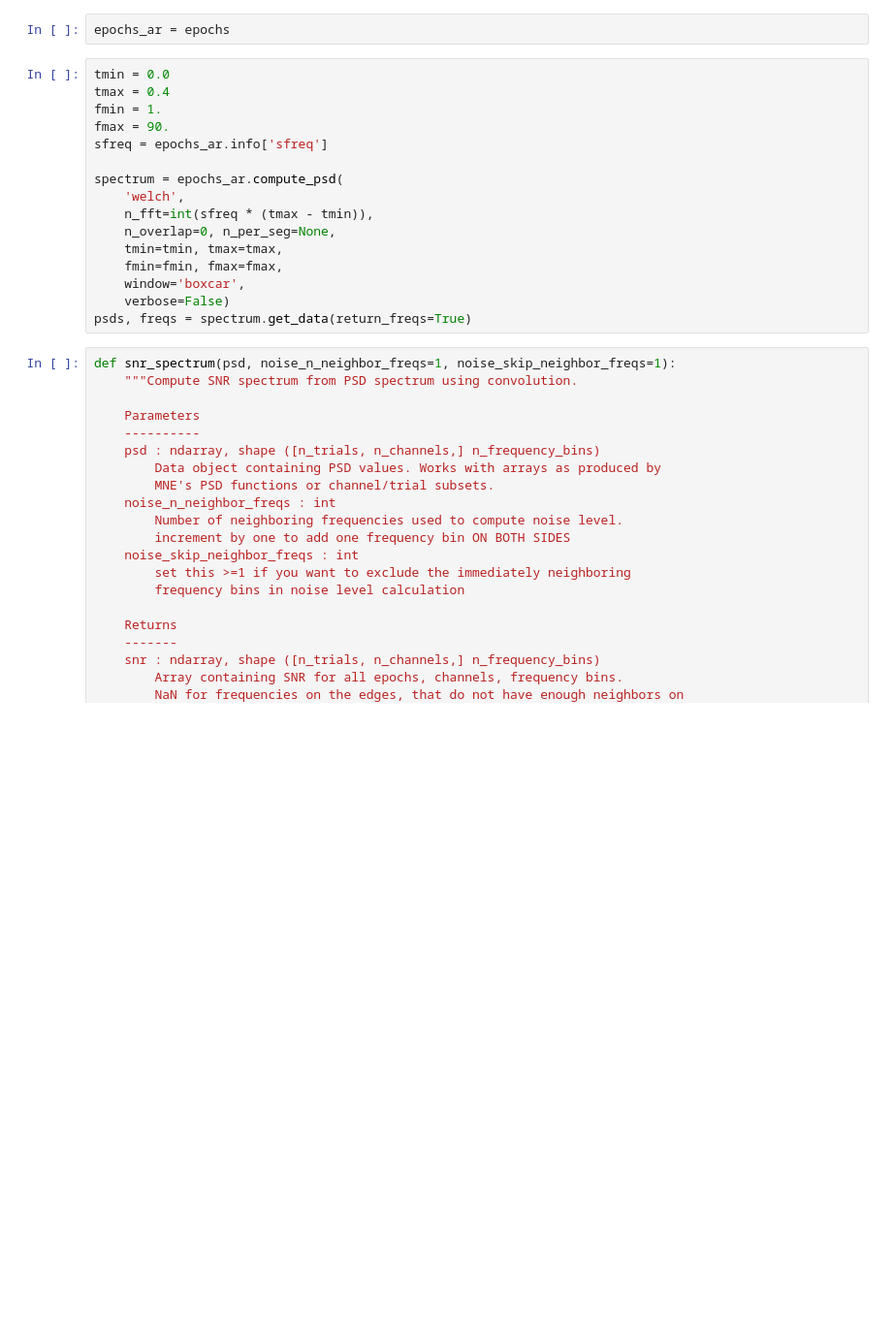
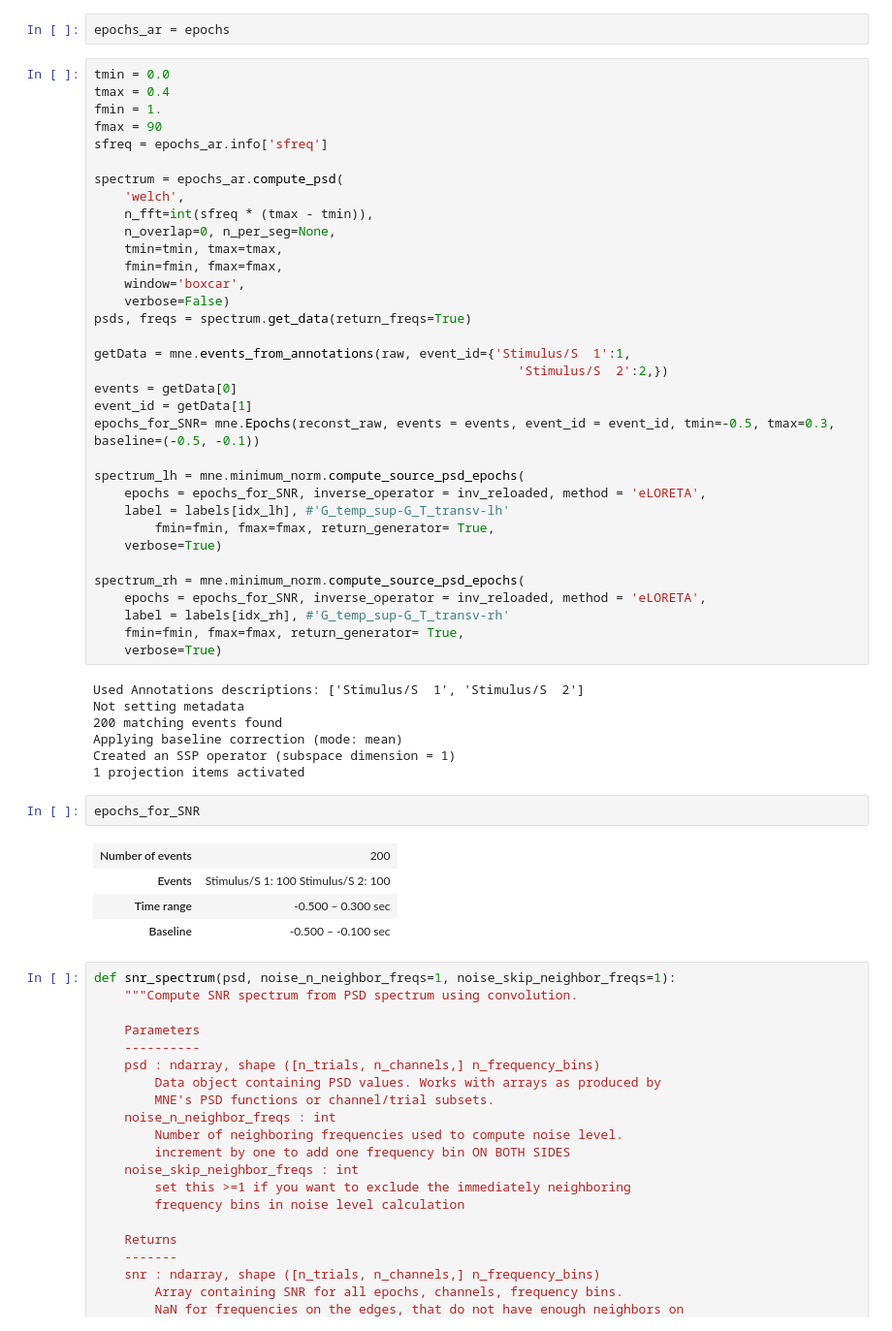
Before and after one commit to coganlab/Two_Beep_EEG_SourceLocalization, a Jupyter notebook: pipeline_2.ipynb, the cells around one changed output. Shown at 97% size. Drawn from its saved outputs; the diff is of its cells as text; blank space fills up the shorter version.

```diff
--- a/pipeline_2.ipynb
+++ b/pipeline_2.ipynb
@@ -1680,7 +2171,7 @@ epochs_ar = epochs
 tmin = 0.0
 tmax = 0.4
 fmin = 1.
-fmax = 90.
+fmax = 90
 sfreq = epochs_ar.info['sfreq']
 
 spectrum = epochs_ar.compute_psd(
@@ -1692,6 +2183,38 @@ spectrum = epochs_ar.compute_psd(
     window='boxcar',
     verbose=False)
 psds, freqs = spectrum.get_data(return_freqs=True)
+
+getData = mne.events_from_annotations(raw, event_id={'Stimulus/S  1':1,
+                                                        'Stimulus/S  2':2,})
+events = getData[0]
+event_id = getData[1]
+epochs_for_SNR= mne.Epochs(reconst_raw, events = events, event_id = event_id, tmin=-0.5, tmax=0.3, baseline=(-0.5, -0.1))
+
+spectrum_lh = mne.minimum_norm.compute_source_psd_epochs(
+    epochs = epochs_for_SNR, inverse_operator = inv_reloaded, method = 'eLORETA',
+    label = labels[idx_lh], #'G_temp_sup-G_T_transv-lh'
+        fmin=fmin, fmax=fmax, return_generator= True,
+    verbose=True)
+
+spectrum_rh = mne.minimum_norm.compute_source_psd_epochs(
+    epochs = epochs_for_SNR, inverse_operator = inv_reloaded, method = 'eLORETA',
+    label = labels[idx_rh], #'G_temp_sup-G_T_transv-rh'
+    fmin=fmin, fmax=fmax, return_generator= True,
+    verbose=True)
+# %% [output]
+Used Annotations descriptions: ['Stimulus/S  1', 'Stimulus/S  2']
+Not setting metadata
+200 matching events found
+Applying baseline correction (mode: mean)
+Created an SSP operator (subspace dimension = 1)
+1 projection items activated
+# %%
+epochs_for_SNR
+# %% [output]
+| Number of events | 200 |
+| Events | Stimulus/S 1: 100 Stimulus/S 2: 100 |
+| Time range | -0.500 – 0.300 sec |
+| Baseline | -0.500 – -0.100 sec |
 # %%
 def snr_spectrum(psd, noise_n_neighbor_freqs=1, noise_skip_neighbor_freqs=1):
     """Compute SNR spectrum from PSD spectrum using convolution.
```
Also changed, not shown: parts of 52 cells of this notebook.
